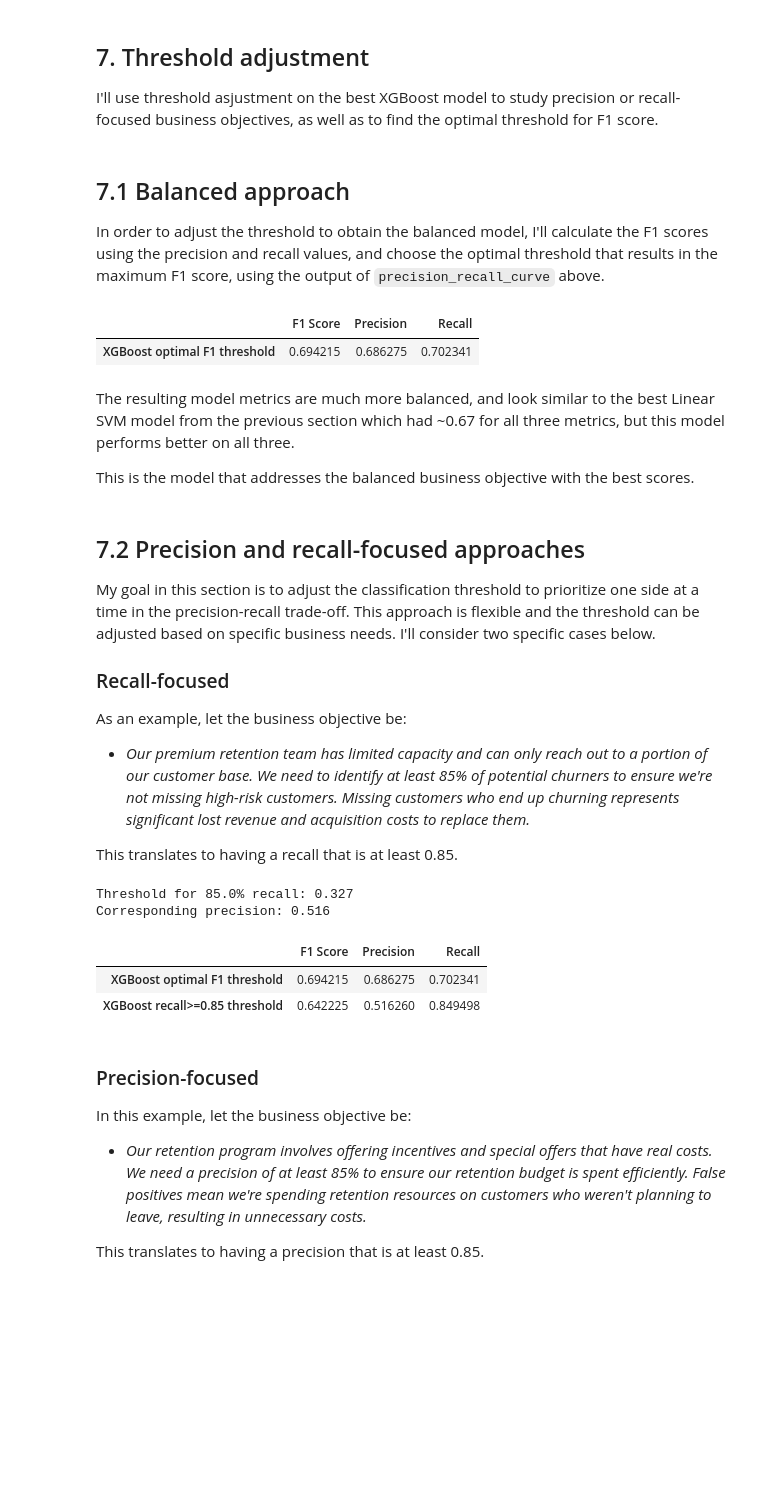
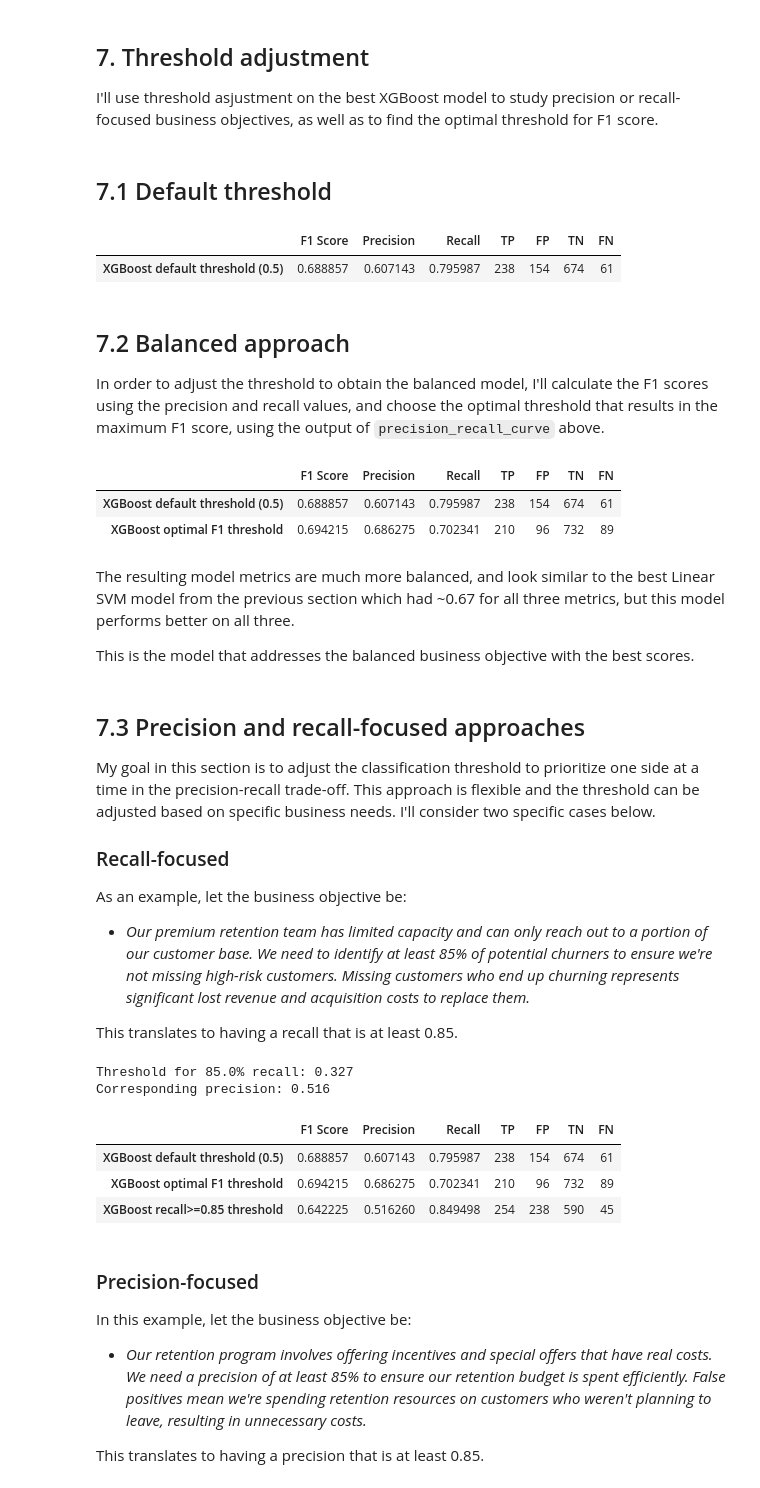
Before and after one commit to seckinadali/telco-churn-prediction, a Jupyter notebook: notebooks/03_modeling_and_evaluation.ipynb, the cells around one changed output. Drawn from its saved outputs; the diff is of its cells as text; code cells hidden in the pictures; blank space fills up the shorter version.

```diff
--- a/notebooks/03_modeling_and_evaluation.ipynb
+++ b/notebooks/03_modeling_and_evaluation.ipynb
@@ -1046,8 +1046,32 @@ I'll use threshold asjustment on the best XGBoost model to study precision or re
 y_val_prob = best_xgb.predict_proba(X_val)[:, 1]
 
 precisions, recalls, thresholds = precision_recall_curve(y_val, y_val_prob)
+# %% [markdown]
+## 7.1 Default threshold
+# %%
+default_threshold = 0.5
+y_val_pred_default = (y_val_prob >= default_threshold).astype(int)
+
+# Calculate confusion matrix for default threshold
+tn_default, fp_default, fn_default, tp_default = confusion_matrix(y_val, y_val_pred_default).ravel()
+
+threshold_metrics = {}
+threshold_metrics['XGBoost default threshold (0.5)'] = {
+    'F1 Score': f1_score(y_val, y_val_pred_default),
+    'Precision': precision_score(y_val, y_val_pred_default),
+    'Recall': recall_score(y_val, y_val_pred_default),
+    'TP': tp_default,
+    'FP': fp_default,
+    'TN': tn_default,
+    'FN': fn_default
+}
+
+pd.DataFrame.from_dict(threshold_metrics, orient='index')
+# %% [output]
+|  | F1 Score | Precision | Recall | TP | FP | TN | FN |
+| XGBoost default threshold (0.5) | 0.688857 | 0.607143 | 0.795987 | 238 | 154 | 674 | 61 |
 # %% [markdown]
-## 7.1 Balanced approach
+## 7.2 Balanced approach
 
 In order to adjust the threshold to obtain the balanced model, I'll calculate the F1 scores using the precision and recall values, and choose the optimal threshold that results in the maximum F1 score, using the output of `precision_recall_curve` above.
 # %%
@@ -1065,24 +1089,30 @@ optimal_f1 = f1_scores[optimal_f1_threshold_idx]
 # View the metrics with the optimal F1 threshold
 y_val_pred = (y_val_prob >= optimal_f1_threshold).astype(int)
 
-threshold_metrics = {}
+# Calculate confusion matrix for F1-optimal threshold
+tn_f1, fp_f1, fn_f1, tp_f1 = confusion_matrix(y_val, y_val_pred).ravel()
 
 threshold_metrics['XGBoost optimal F1 threshold'] = {
     'F1 Score': f1_score(y_val, y_val_pred),
     'Precision': precision_score(y_val, y_val_pred),
-    'Recall': recall_score(y_val, y_val_pred)
+    'Recall': recall_score(y_val, y_val_pred),
+    'TP': tp_f1,
+    'FP': fp_f1,
+    'TN': tn_f1,
+    'FN': fn_f1
 }
 
 pd.DataFrame.from_dict(threshold_metrics, orient='index')
 # %% [output]
-|  | F1 Score | Precision | Recall |
-| XGBoost optimal F1 threshold | 0.694215 | 0.686275 | 0.702341 |
+|  | F1 Score | Precision | Recall | TP | FP | TN | FN |
+| XGBoost default threshold (0.5) | 0.688857 | 0.607143 | 0.795987 | 238 | 154 | 674 | 61 |
+| XGBoost optimal F1 threshold | 0.694215 | 0.686275 | 0.702341 | 210 | 96 | 732 | 89 |
 # %% [markdown]
 The resulting model metrics are much more balanced, and look similar to the best Linear SVM model from the previous section which had ~0.67 for all three metrics, but this model performs better on all three.
 
 This is the model that addresses the balanced business objective with the best scores.
 # %% [markdown]
-## 7.2 Precision and recall-focused approaches
+## 7.3 Precision and recall-focused approaches
 
 My goal in this section is to adjust the classification threshold to prioritize one side at a time in the precision-recall trade-off. This approach is flexible and the threshold can be adjusted based on specific business needs. I'll consider two specific cases below.
 
@@ -1105,18 +1135,26 @@ Corresponding precision: 0.516
 # %%
 # View the metrics with the recall-focused threshold
 y_val_pred = (y_val_prob >= recall_threshold).astype(int)
 
+# Calculate confusion matrix for recall-focused threshold
+tn_recall, fp_recall, fn_recall, tp_recall = confusion_matrix(y_val, y_val_pred).ravel()
+
 threshold_metrics['XGBoost recall>=0.85 threshold'] = {
     'F1 Score': f1_score(y_val, y_val_pred),
     'Precision': precision_score(y_val, y_val_pred),
-    'Recall': recall_score(y_val, y_val_pred)
+    'Recall': recall_score(y_val, y_val_pred),
+    'TP': tp_recall,
+    'FP': fp_recall,
+    'TN': tn_recall,
+    'FN': fn_recall
 }
 
 pd.DataFrame.from_dict(threshold_metrics, orient='index')
 # %% [output]
-|  | F1 Score | Precision | Recall |
-| XGBoost optimal F1 threshold | 0.694215 | 0.686275 | 0.702341 |
-| XGBoost recall>=0.85 threshold | 0.642225 | 0.516260 | 0.849498 |
+|  | F1 Score | Precision | Recall | TP | FP | TN | FN |
+| XGBoost default threshold (0.5) | 0.688857 | 0.607143 | 0.795987 | 238 | 154 | 674 | 61 |
+| XGBoost optimal F1 threshold | 0.694215 | 0.686275 | 0.702341 | 210 | 96 | 732 | 89 |
+| XGBoost recall>=0.85 threshold | 0.642225 | 0.516260 | 0.849498 | 254 | 238 | 590 | 45 |
 # %% [markdown]
 ### Precision-focused
 
```
Also changed, not shown: parts of 2 cells of this notebook.
